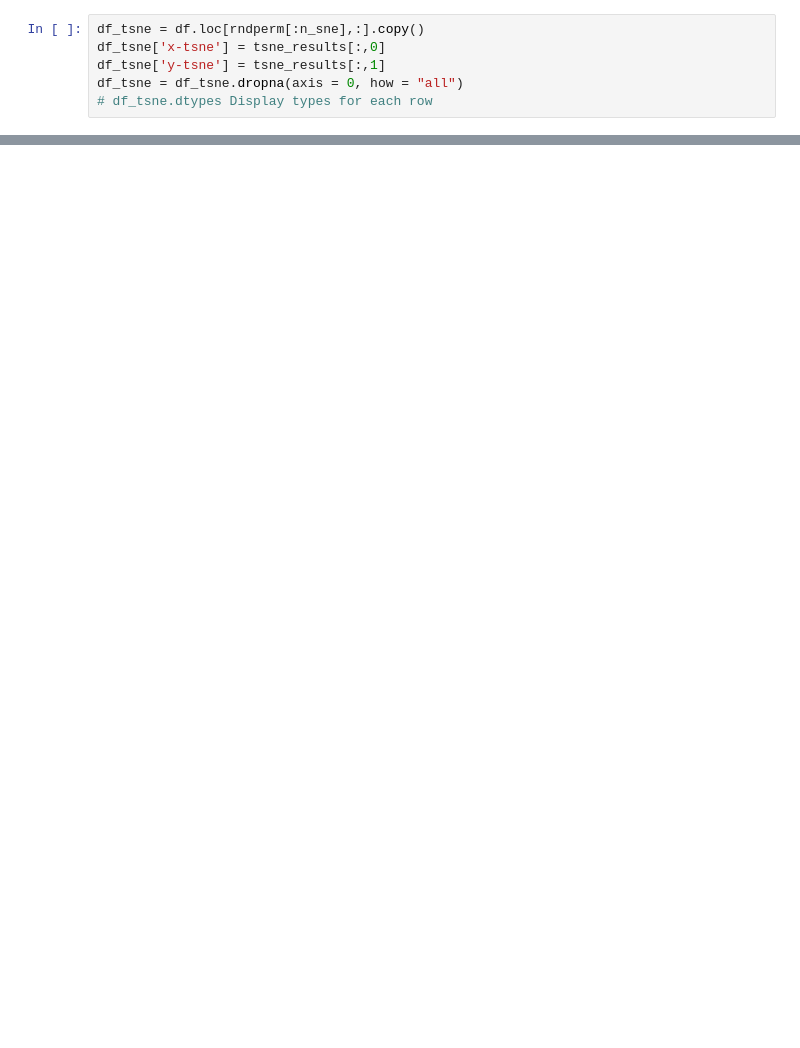
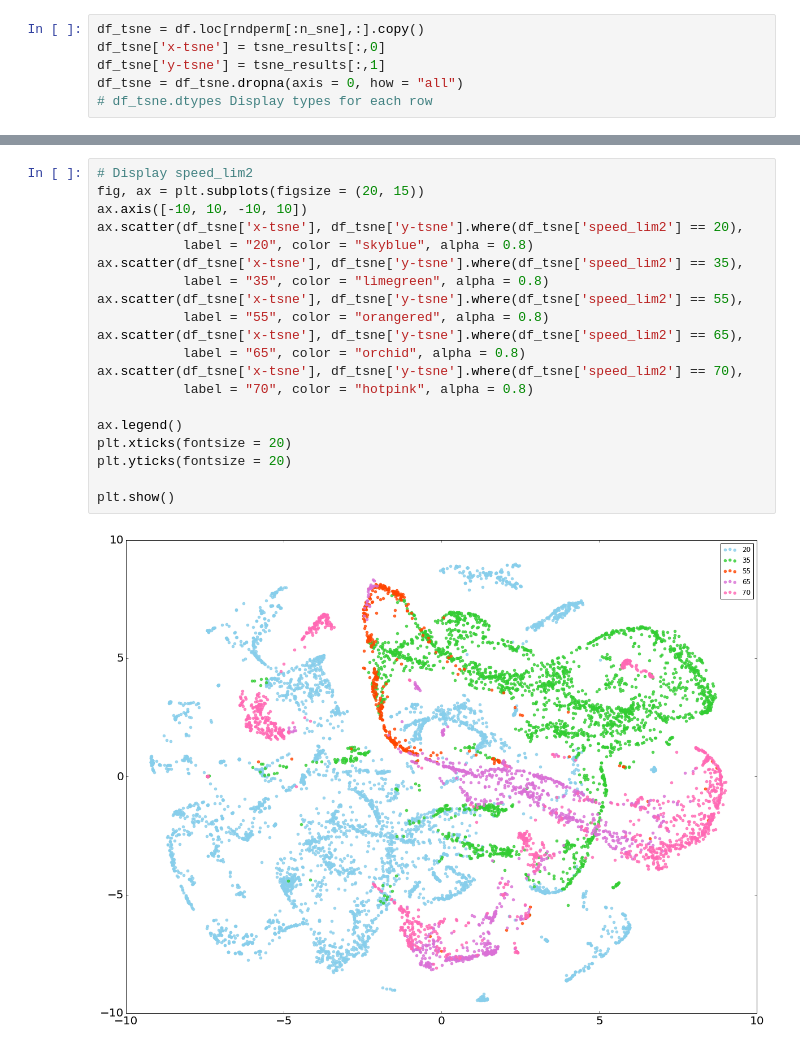
Before and after one commit to Yiming-Gao/SF_Summer_2017, a Jupyter notebook: tsne.ipynb, the cells around one changed output, grey strips where cells are left out. Drawn from its saved outputs; the diff is of its cells as text; blank space fills up the shorter version.

```diff
--- a/tsne.ipynb
+++ b/tsne.ipynb
@@ -64,3 +66,25 @@ plt.show()
+# %%
+# Display speed_lim2
+fig, ax = plt.subplots(figsize = (20, 15))
+ax.axis([-10, 10, -10, 10])
+ax.scatter(df_tsne['x-tsne'], df_tsne['y-tsne'].where(df_tsne['speed_lim2'] == 20),
+           label = "20", color = "skyblue", alpha = 0.8)
+ax.scatter(df_tsne['x-tsne'], df_tsne['y-tsne'].where(df_tsne['speed_lim2'] == 35),
+           label = "35", color = "limegreen", alpha = 0.8)
+ax.scatter(df_tsne['x-tsne'], df_tsne['y-tsne'].where(df_tsne['speed_lim2'] == 55),
+           label = "55", color = "orangered", alpha = 0.8)
+ax.scatter(df_tsne['x-tsne'], df_tsne['y-tsne'].where(df_tsne['speed_lim2'] == 65),
+           label = "65", color = "orchid", alpha = 0.8)
+ax.scatter(df_tsne['x-tsne'], df_tsne['y-tsne'].where(df_tsne['speed_lim2'] == 70),
+           label = "70", color = "hotpink", alpha = 0.8)
+
+ax.legend()
+plt.xticks(fontsize = 20)
+plt.yticks(fontsize = 20)
+
+plt.show()
+# %% [output]
+[figure, added]
 # %%
 n_sne = 10000
 time_start = time.time()
```
Also changed, not shown: parts of 8 cells of this notebook.
